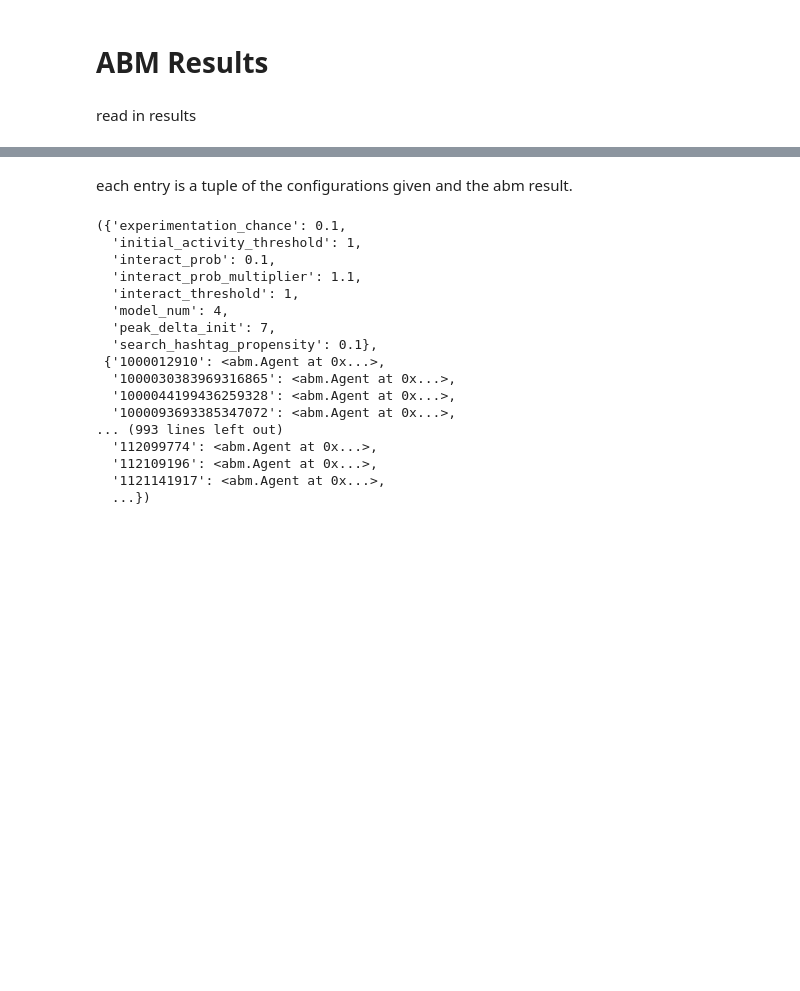
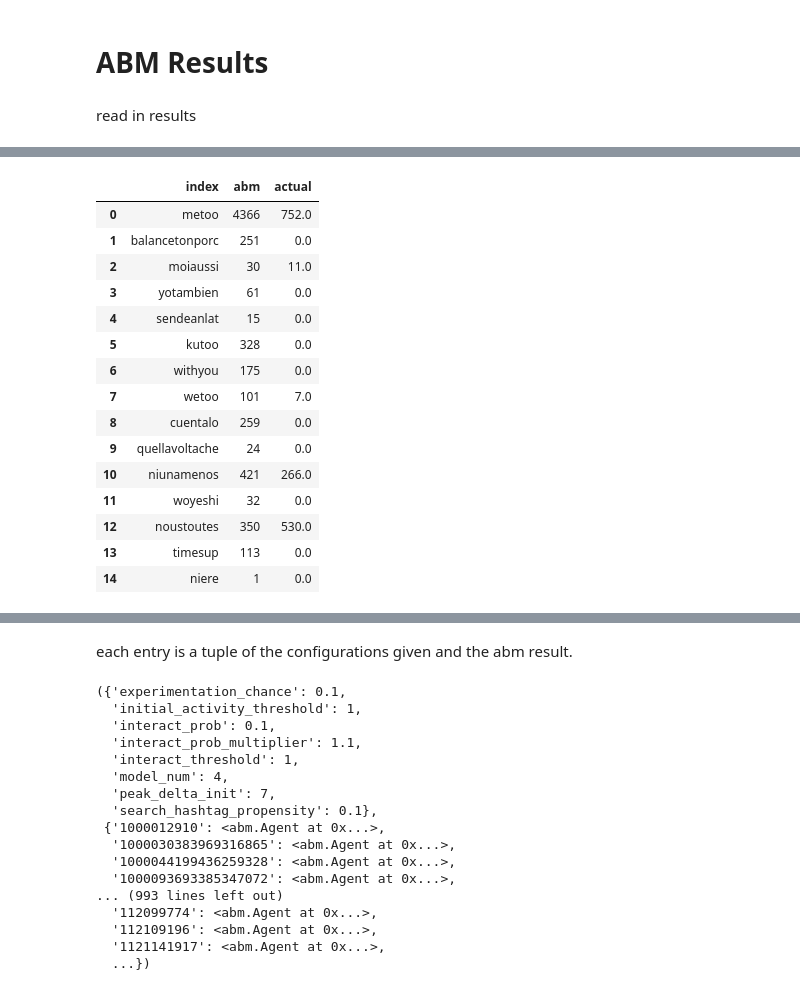
Before and after one commit to hubertau/DPhil_Studies, a Jupyter notebook: 2021-04_Study_A_Diffusion/notebooks/abm_results.ipynb, the cells around one changed output, grey strips where cells are left out. Saved outputs shown, nothing was run; the diff lists cells and outputs as text; code cells hidden in the pictures; blank space fills up the shorter version.

```diff
--- a/2021-04_Study_A_Diffusion/notebooks/abm_results.ipynb
+++ b/2021-04_Study_A_Diffusion/notebooks/abm_results.ipynb
@@ -42,0 +126,23 @@ read in results
+# %%
+# display results
+best_fit_results = summary[np.argmin(best_fit)][1]
+best_fit_results = best_fit_results.merge(reference_values[1], on='index', how='left').fillna(0)
+# %%
+best_fit_results
+# %% [output]
+|  | index | abm | actual |
+| 0 | metoo | 4366 | 752.0 |
+| 1 | balancetonporc | 251 | 0.0 |
+| 2 | moiaussi | 30 | 11.0 |
+| 3 | yotambien | 61 | 0.0 |
+| 4 | sendeanlat | 15 | 0.0 |
+| 5 | kutoo | 328 | 0.0 |
+| 6 | withyou | 175 | 0.0 |
+| 7 | wetoo | 101 | 7.0 |
+| 8 | cuentalo | 259 | 0.0 |
+| 9 | quellavoltache | 24 | 0.0 |
+| 10 | niunamenos | 421 | 266.0 |
+| 11 | woyeshi | 32 | 0.0 |
+| 12 | noustoutes | 350 | 530.0 |
+| 13 | timesup | 113 | 0.0 |
+| 14 | niere | 1 | 0.0 |
```
Also changed, not shown: parts of 17 cells of this notebook, 1 other file.
